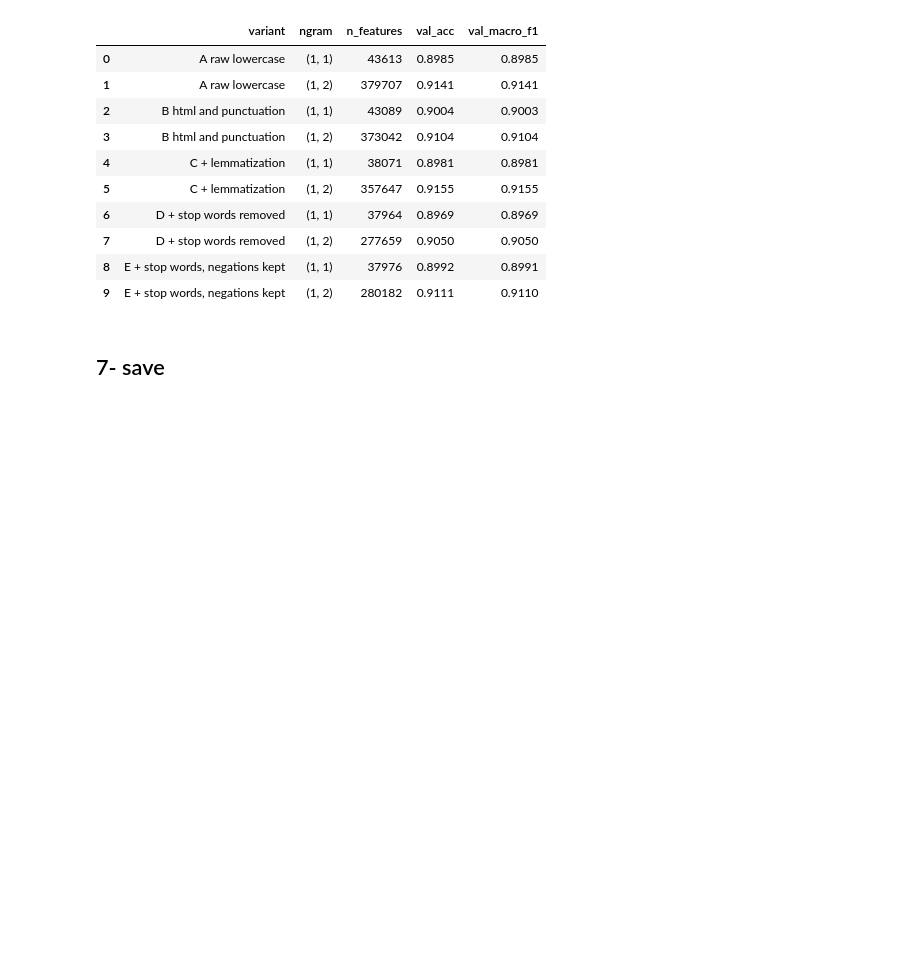
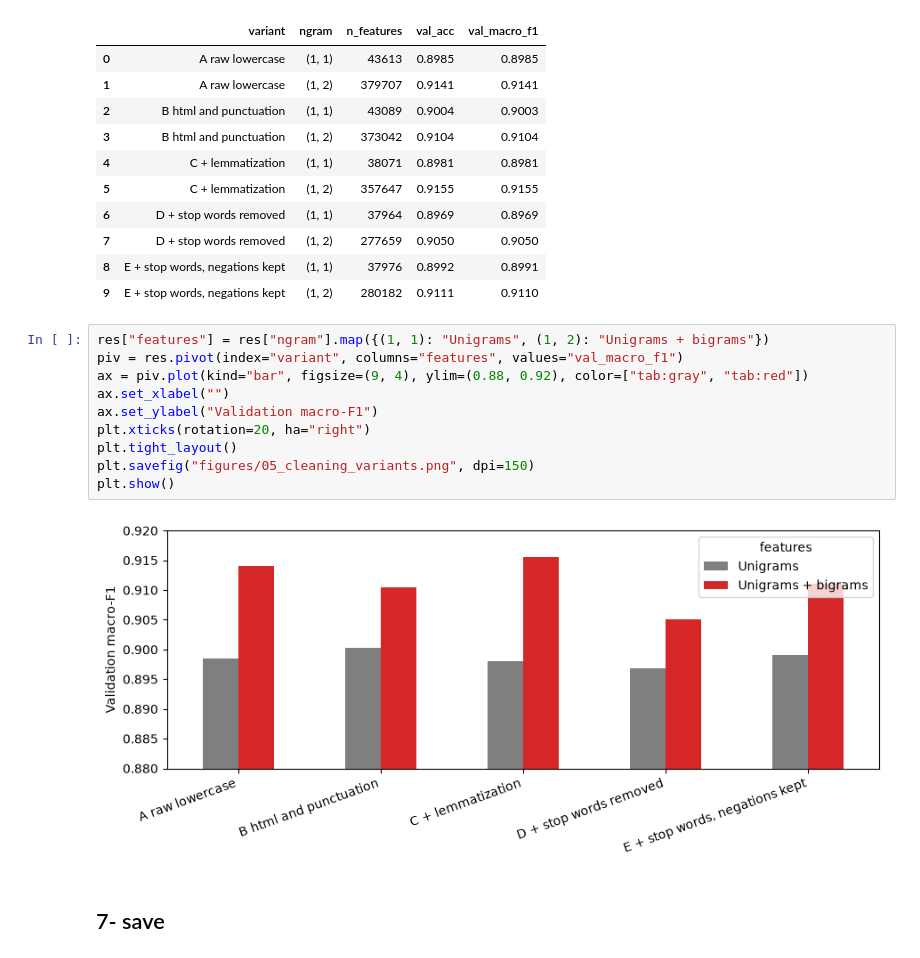
Before and after one commit to yacine-saidane/Sentiment-Analysis, a Jupyter notebook: notebooks/02_data_preparation.ipynb, the cells around one changed output. Saved outputs shown, nothing was run; the diff lists cells and outputs as text; blank space fills up the shorter version.

```diff
--- a/notebooks/02_data_preparation.ipynb
+++ b/notebooks/02_data_preparation.ipynb
@@ -134,6 +138,18 @@ res
 | 7 | D + stop words removed | (1, 2) | 277659 | 0.9050 | 0.9050 |
 | 8 | E + stop words, negations kept | (1, 1) | 37976 | 0.8992 | 0.8991 |
 | 9 | E + stop words, negations kept | (1, 2) | 280182 | 0.9111 | 0.9110 |
+# %%
+res["features"] = res["ngram"].map({(1, 1): "Unigrams", (1, 2): "Unigrams + bigrams"})
+piv = res.pivot(index="variant", columns="features", values="val_macro_f1")
+ax = piv.plot(kind="bar", figsize=(9, 4), ylim=(0.88, 0.92), color=["tab:gray", "tab:red"])
+ax.set_xlabel("")
+ax.set_ylabel("Validation macro-F1")
+plt.xticks(rotation=20, ha="right")
+plt.tight_layout()
+plt.savefig("figures/05_cleaning_variants.png", dpi=150)
+plt.show()
+# %% [output]
+[figure, added]
 # %% [markdown]
 ## 7- save
 # %%
```
Also changed, not shown: parts of 1 cell of this notebook, 7 other files.
